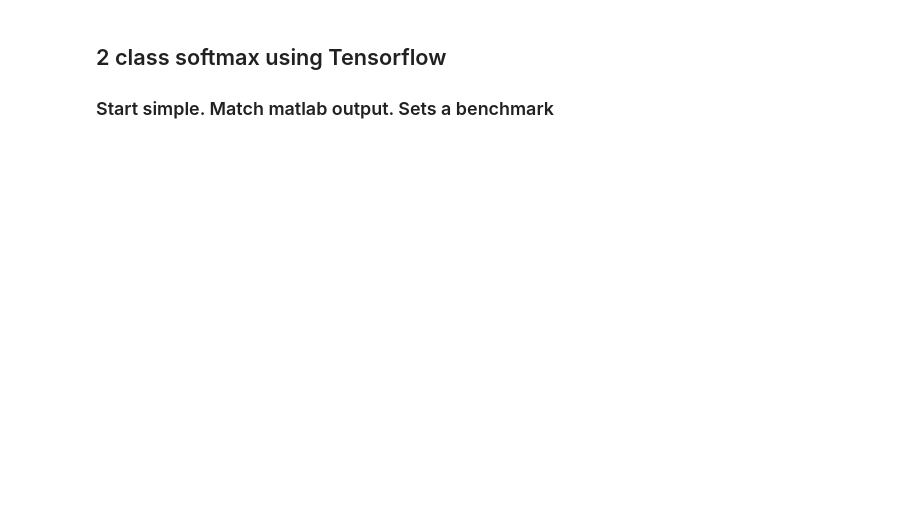
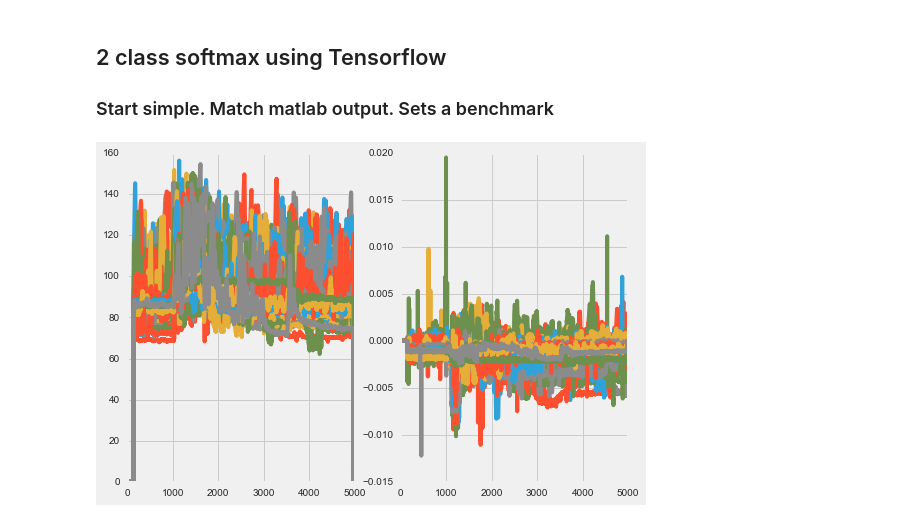
Before and after one commit to mathewzilla/whiskfree, a Jupyter notebook: tf/2_class_softmax_allmice.ipynb, the cells around one changed output. Saved outputs shown, nothing was run; the diff lists cells and outputs as text; code cells hidden in the pictures; blank space fills up the shorter version.

```diff
--- a/tf/2_class_softmax_allmice.ipynb
+++ b/tf/2_class_softmax_allmice.ipynb
@@ -19,6 +16,0 @@ from sklearn.metrics import confusion_matrix
-# %%
-# Import the data. TO DO: Turn this into a function
-theta = pd.read_csv('~/work/whiskfree/data/theta_32.csv',header=None)
-kappa = pd.read_csv('~/work/whiskfree/data/kappa_32.csv',header=None)
-tt = pd.read_csv('~/work/whiskfree/data/trialtype_32.csv',header=None)
-ch = pd.read_csv('~/work/whiskfree/data/choice_32.csv',header=None)
@@ -48,0 +65,10 @@ labs = labs.squeeze()
+# %%
+# Import the data using function
+mouse_name = '36'
+theta, kappa, tt, ch = data_loader(mouse_name)
+# %%
+fig, ax = plt.subplots(1,2)
+_ = ax[0].plot(theta[:100].T)
+_ = ax[1].plot(kappa[:100].T)
+# %% [output]
+[figure, added]
```
Also changed, not shown: parts of 41 cells of this notebook, 10 other files.
